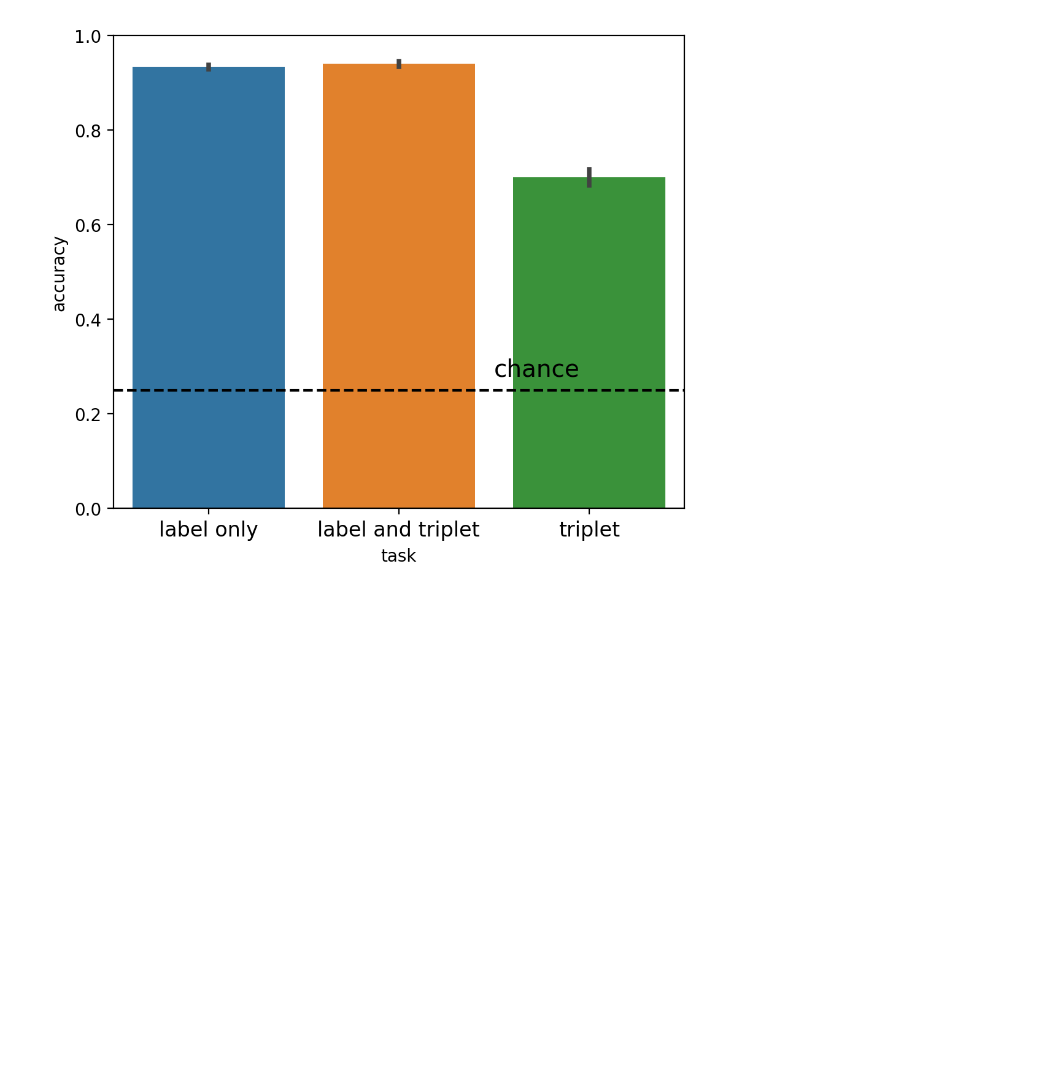
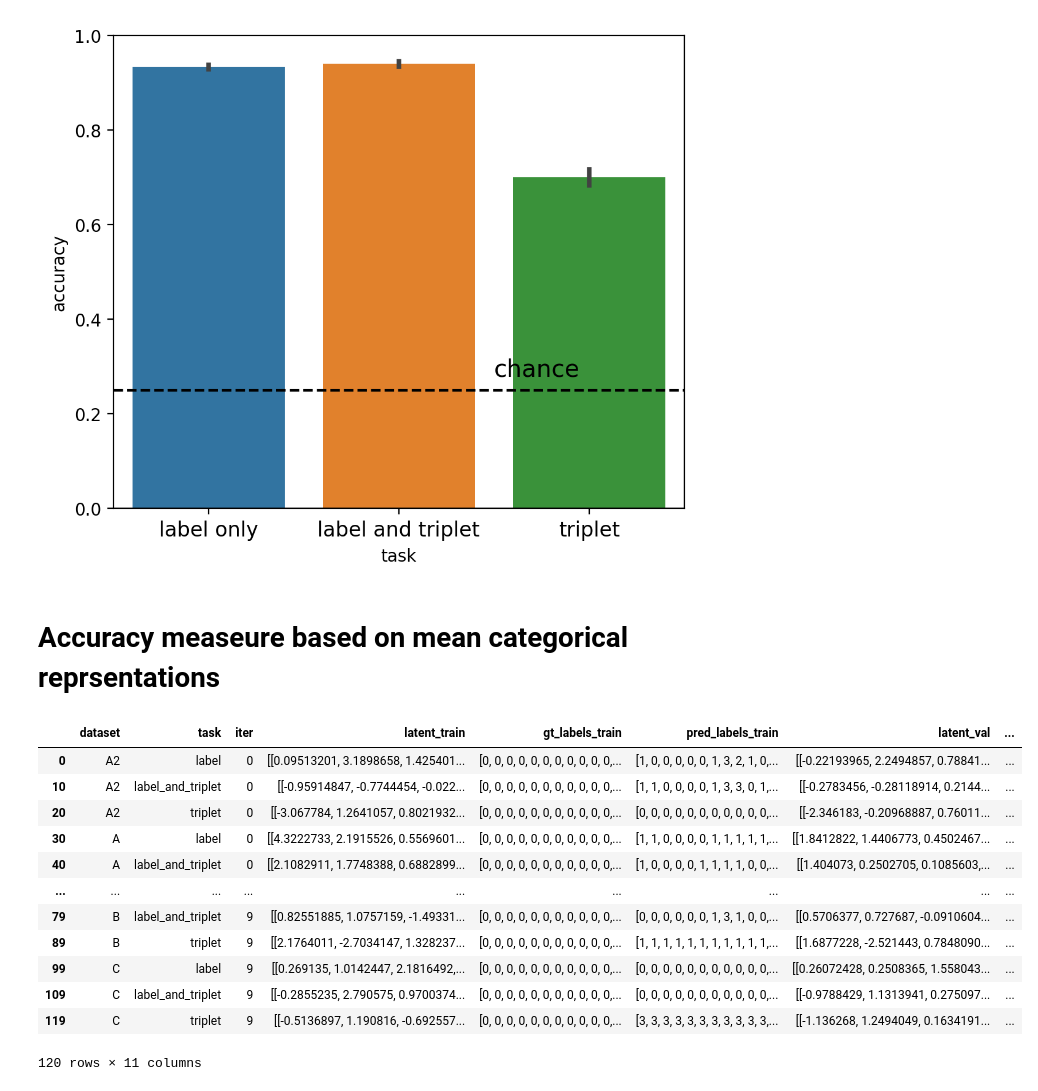
Before and after one commit to siddsuresh97/ConceptualAlignmentLanguage, a Jupyter notebook: code/python/model_analysis.ipynb, the cells around one changed output. Cells and saved outputs as stored; diff of their text form; code cells hidden in the pictures; blank space fills up the shorter version.

Commit message:
latest changes wiht new gary accuracy analysis

```diff
--- a/code/python/model_analysis.ipynb
+++ b/code/python/model_analysis.ipynb
@@ -823,3 +797,5 @@ plt.ylim([0,1])
 plt.savefig('cv_accuracy_barplot.pdf',dpi=300, bbox_inches='tight')
 # %% [output]
 [figure]
+# %% [markdown]
+# Accuracy measeure based on mean categorical reprsentations
@@ -825,0 +916,16 @@ plt.savefig('cv_accuracy_barplot.pdf',dpi=300, bbox_inches='tight')
+# %%
+latents_train_df
+# %% [output]
+|  | dataset | task | iter | latent_train | gt_labels_train | pred_labels_train | latent_val | ... |
+| 0 | A2 | label | 0 | [[0.09513201, 3.1898658, 1.425401... | [0, 0, 0, 0, 0, 0, 0, 0, 0, 0, 0,... | [1, 0, 0, 0, 0, 0, 1, 3, 2, 1, 0,... | [[-0.22193965, 2.2494857, 0.78841... | ... |
+| 10 | A2 | label_and_triplet | 0 | [[-0.95914847, -0.7744454, -0.022... | [0, 0, 0, 0, 0, 0, 0, 0, 0, 0, 0,... | [1, 1, 0, 0, 0, 0, 1, 3, 3, 0, 1,... | [[-0.2783456, -0.28118914, 0.2144... | ... |
+| 20 | A2 | triplet | 0 | [[-3.067784, 1.2641057, 0.8021932... | [0, 0, 0, 0, 0, 0, 0, 0, 0, 0, 0,... | [0, 0, 0, 0, 0, 0, 0, 0, 0, 0, 0,... | [[-2.346183, -0.20968887, 0.76011... | ... |
+| 30 | A | label | 0 | [[4.3222733, 2.1915526, 0.5569601... | [0, 0, 0, 0, 0, 0, 0, 0, 0, 0, 0,... | [1, 1, 0, 0, 0, 0, 1, 1, 1, 1, 1,... | [[1.8412822, 1.4406773, 0.4502467... | ... |
+| 40 | A | label_and_triplet | 0 | [[2.1082911, 1.7748388, 0.6882899... | [0, 0, 0, 0, 0, 0, 0, 0, 0, 0, 0,... | [1, 0, 0, 0, 0, 1, 1, 1, 1, 0, 0,... | [[1.404073, 0.2502705, 0.1085603,... | ... |
+| ... | ... | ... | ... | ... | ... | ... | ... | ... |
+| 79 | B | label_and_triplet | 9 | [[0.82551885, 1.0757159, -1.49331... | [0, 0, 0, 0, 0, 0, 0, 0, 0, 0, 0,... | [0, 0, 0, 0, 0, 0, 1, 3, 1, 0, 0,... | [[0.5706377, 0.727687, -0.0910604... | ... |
+| 89 | B | triplet | 9 | [[2.1764011, -2.7034147, 1.328237... | [0, 0, 0, 0, 0, 0, 0, 0, 0, 0, 0,... | [1, 1, 1, 1, 1, 1, 1, 1, 1, 1, 1,... | [[1.6877228, -2.521443, 0.7848090... | ... |
+| 99 | C | label | 9 | [[0.269135, 1.0142447, 2.1816492,... | [0, 0, 0, 0, 0, 0, 0, 0, 0, 0, 0,... | [0, 0, 0, 0, 0, 0, 0, 0, 0, 0, 0,... | [[0.26072428, 0.2508365, 1.558043... | ... |
+| 109 | C | label_and_triplet | 9 | [[-0.2855235, 2.790575, 0.9700374... | [0, 0, 0, 0, 0, 0, 0, 0, 0, 0, 0,... | [0, 0, 0, 0, 0, 0, 0, 0, 0, 0, 0,... | [[-0.9788429, 1.1313941, 0.275097... | ... |
+| 119 | C | triplet | 9 | [[-0.5136897, 1.190816, -0.692557... | [0, 0, 0, 0, 0, 0, 0, 0, 0, 0, 0,... | [3, 3, 3, 3, 3, 3, 3, 3, 3, 3, 3,... | [[-1.136268, 1.2494049, 0.1634191... | ... |
+120 rows × 11 columns
```
Also changed, not shown: parts of 9 cells of this notebook.
